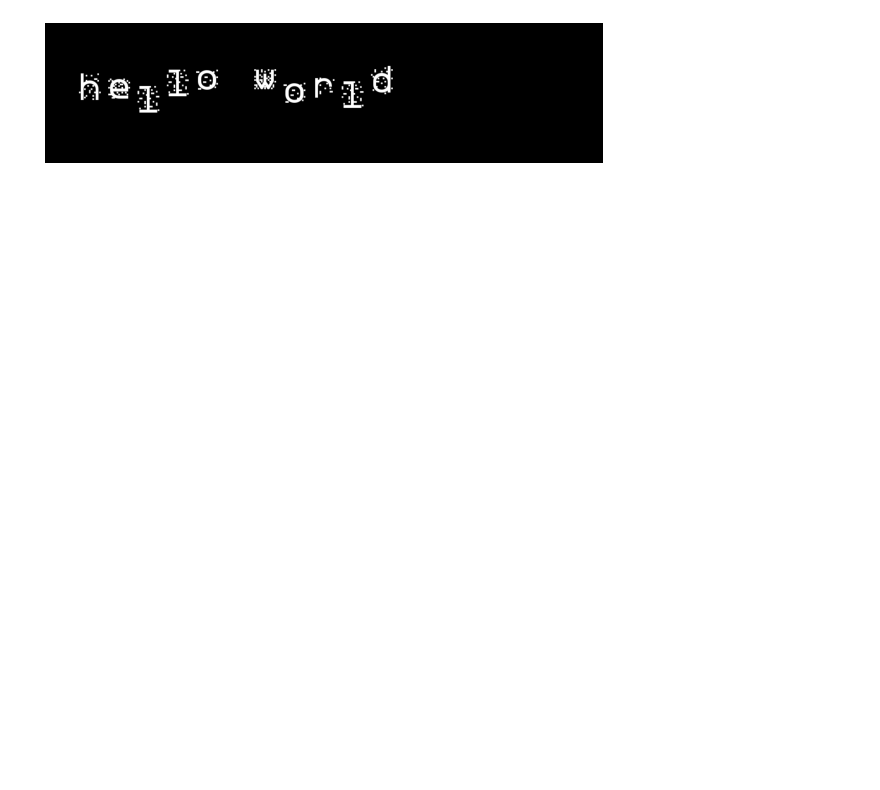
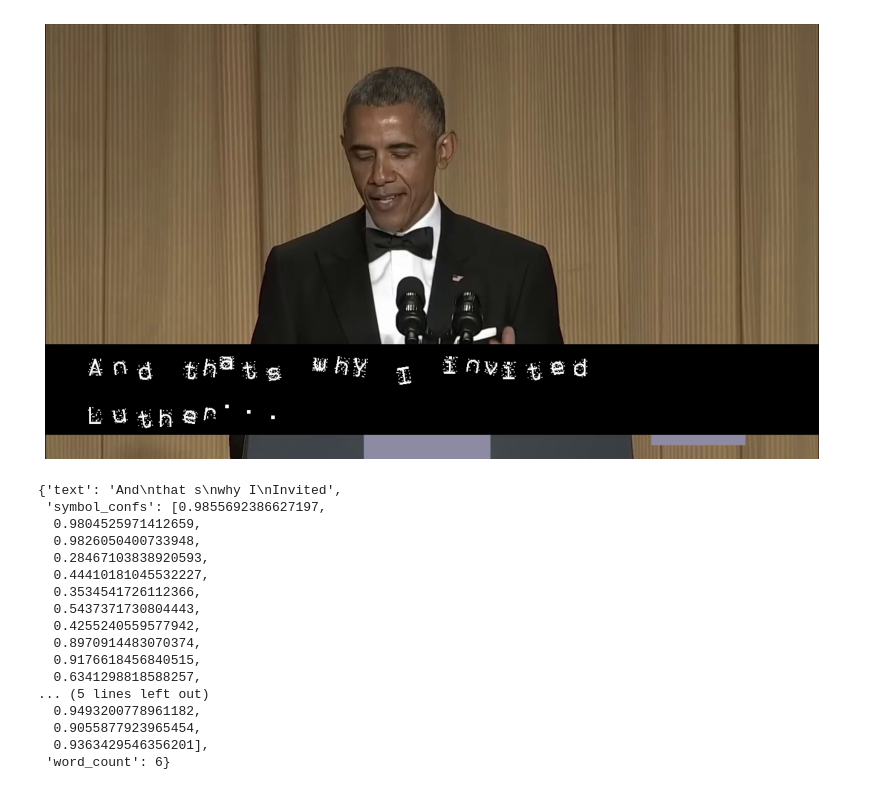
Before and after one commit to BaileyDalton007/BitBlind, a Jupyter notebook: ocr/black_box_chars/text_attack.ipynb, the cells around one changed output. Drawn from its saved outputs; the diff is of its cells as text; code cells hidden in the pictures; blank space fills up the shorter version.

Commit message:
Creates demo notebook

```diff
--- a/ocr/black_box_chars/text_attack.ipynb
+++ b/ocr/black_box_chars/text_attack.ipynb
@@ -17,7 +17,8 @@ from image_tools import show_image, render_text
 # %%
+frame = get_frame_at_time("../../demo_data/obama_test_video_short.mp4", t=2)
+
 def render_function(text, params):
     FONT_PATH = '../resources/fonts/zxx-noise.ttf'
-    CANVAS_SIZE = (1200, 300)
 
     p = {
         "text_color": (255, 255, 255),
@@ -25,7 +26,7 @@ def render_function(text, params):
     }
 
     p.update(params)
-    return render_text(text, params=p, font_path=FONT_PATH, canvas_size=CANVAS_SIZE)
+    return render_subtitles(subtitles=[{'text': text}], frame=frame, params=p, font_path=FONT_PATH, font_size=40, max_chars=30)
 
 def loss_function(pred_text, truth_text, symbol_confs, word_count):
     ALPHA = 0.0 # strength of confidence term
@@ -44,15 +45,34 @@ def theta_to_params(theta):
     }
 # %%
 p = {
-    "per_char_rot_std": 0.0,
-    "kerning_std": 0,
-    "baseline_amp": 10.0,
-    "baseline_freq": 10.0,
-    "y_jitter_std": 20.0,
+    "per_char_rot_std": 10.0,
+    "kerning_std": 5,
+    "baseline_amp": 5.0,
+    "baseline_freq": 5.0,
+    "y_jitter_std": 5.0,
 }
 
-show_image(render_function("hello world", params=p))
+show_image(render_function("And thats why I invited Luther...", params=p))
+
+query_google_vision(render_function("And thats why I invited Luther...", params=p))
 # %% [output]
-[figure, old version]
+[figure, new version]
+{'text': 'And\nthat s\nwhy I\nInvited',
+ 'symbol_confs': [0.9855692386627197,
+  0.9804525971412659,
+  0.9826050400733948,
+  0.28467103838920593,
+  0.44410181045532227,
+  0.3534541726112366,
+  0.5437371730804443,
+  0.4255240559577942,
+  0.8970914483070374,
+  0.9176618456840515,
+  0.6341298818588257,
+... (5 lines left out)
+  0.9493200778961182,
+  0.9055877923965454,
+  0.9363429546356201],
+ 'word_count': 6}
 # %%
 theta = np.array([
```
Also changed, not shown: parts of 8 cells of this notebook, 7 other files.
